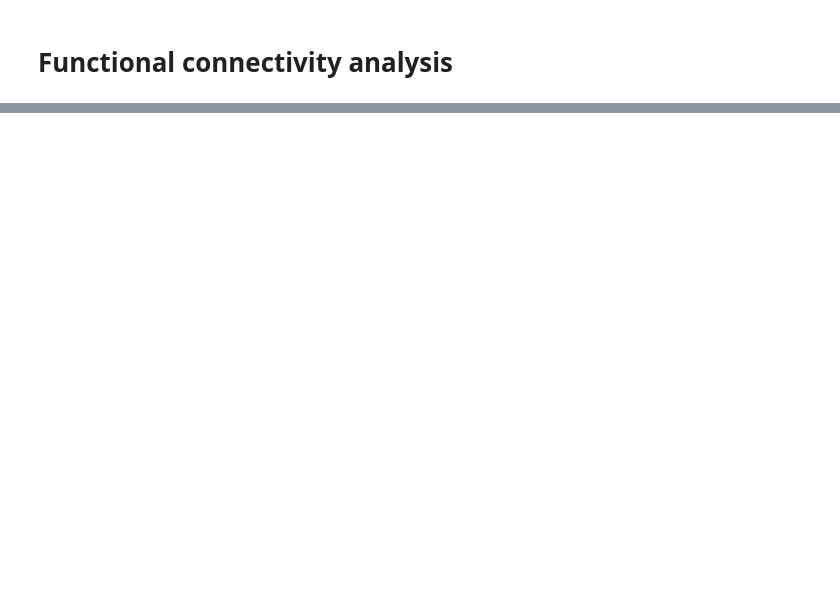
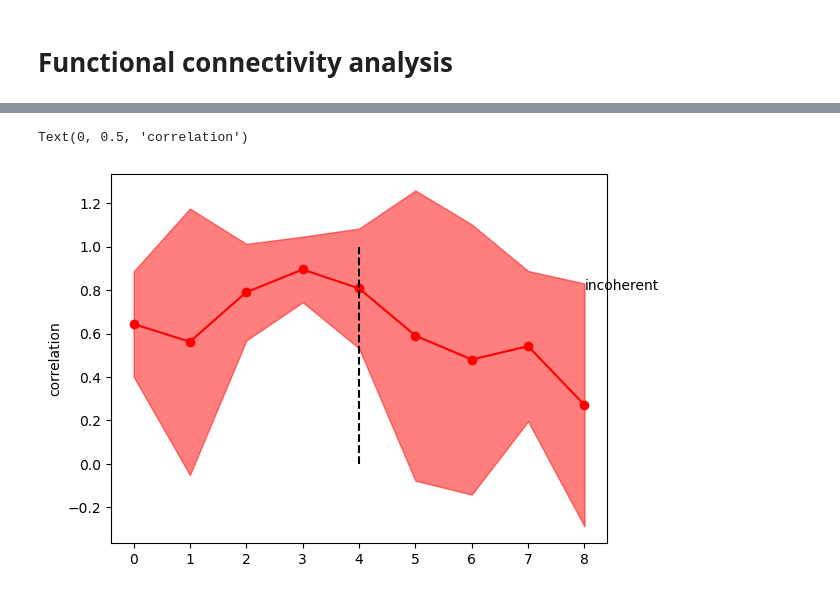
Before and after one commit to CIBIT-UC/vpmbtr, a Jupyter notebook: scripts/step-XX_fc.ipynb, the cells around one changed output, grey strips where cells are left out. Saved outputs shown, nothing was run; the diff lists cells and outputs as text; code cells hidden in the pictures; blank space fills up the shorter version.

```diff
--- a/scripts/step-XX_fc.ipynb
+++ b/scripts/step-XX_fc.ipynb
@@ -92,0 +175,33 @@ array([-0.43873116, -1.0981828 , -1.5963974 ,  0.18762551, -0.6584161 ,
+# %%
+# get the timecourse for the 6 points around the onset of the incoherent trials
+# and plot the average timecourse for each trial type
+
+# Get timecourse
+tc = df.loc[(df['subject']==subject_list[sub_idx]) & (df['tr']==tr_list[tr_idx]) & (df['run']==run_list[0])][roi_list].values
+n_volumes = tc[0,0].shape[0]
+
+corr = np.zeros((n_incoherent,window_size_tr*2+1))
+
+for jj in range(n_incoherent):
+
+    idx = incoherent_idx[jj]
+
+    # left_mt timecourse
+    a = tc[0,0][idx-window_size_tr:idx+window_size_tr*2]
+    # right_mt timecourse
+    b = tc[0,1][idx-window_size_tr:idx+window_size_tr*2]
+
+    # correlation per window of window_size_tr
+    for tt in range(0,window_size_tr*2+1):
+        corr[jj,tt] = np.corrcoef(a[tt:tt+window_size_tr],b[tt:tt+window_size_tr])[0,1]
+
+# plot average + sd of the n_coherent correlation trials
+plt.plot(np.mean(corr,axis=0),label='incoherent',marker='o',color='red')
+plt.fill_between(np.arange(0,window_size_tr*2+1),np.mean(corr,axis=0)-np.std(corr,axis=0),np.mean(corr,axis=0)+np.std(corr,axis=0),alpha=0.5,color='red')
+plt.vlines(window_size_tr,0,1,linestyle='dashed',color='black')
+# write 'coherent' on x = 8 y = 0.8
+plt.text(8,0.8,'incoherent')
+plt.ylabel('correlation')
+# %% [output]
+Text(0, 0.5, 'correlation')
+[figure, added]
```
Also changed, not shown: parts of 11 cells of this notebook, 1 other file.
